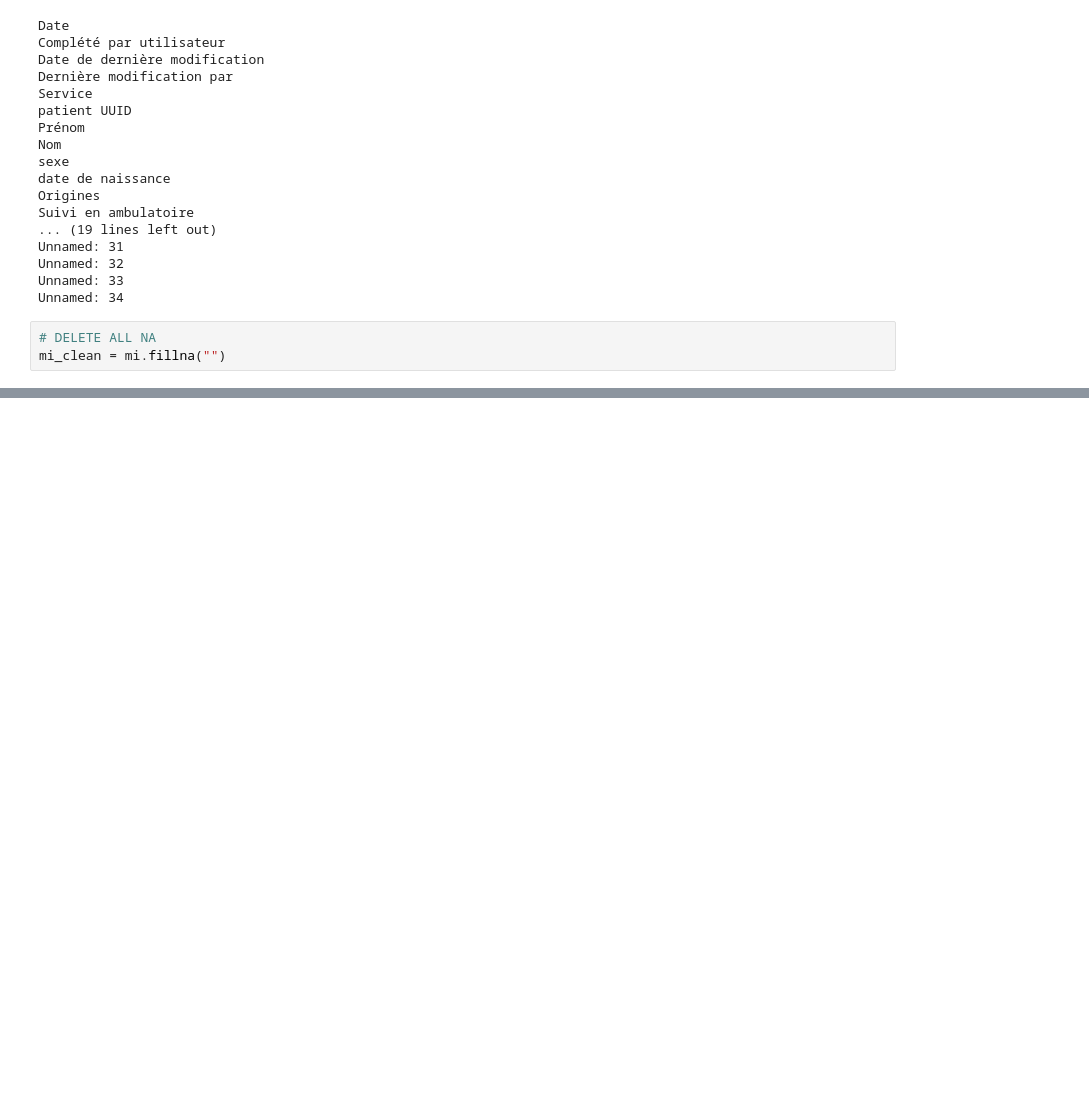
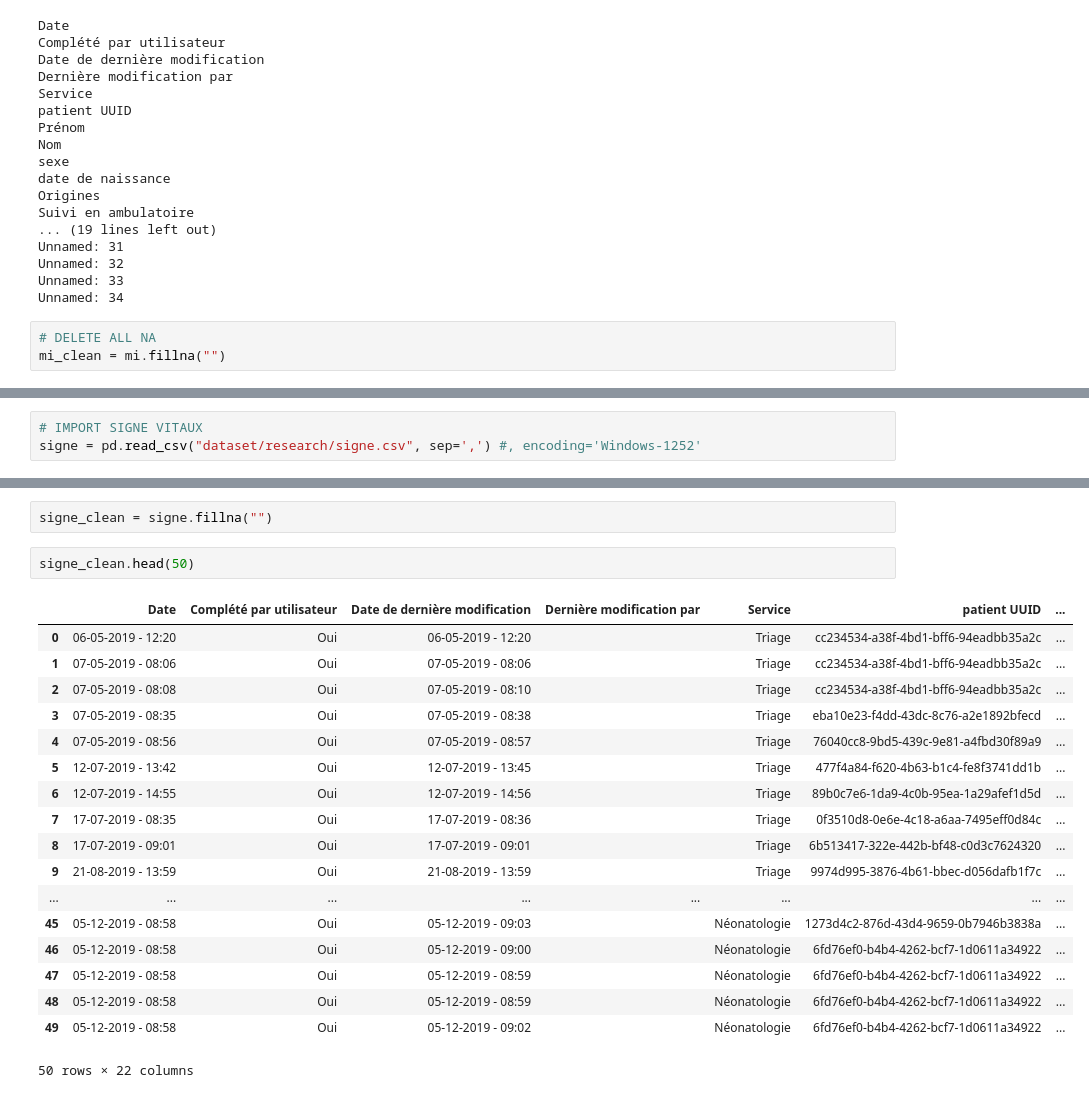
Before and after one commit to guillainbisimwa/hpnk-indicateurs, a Jupyter notebook: ucb-research.ipynb, the cells around one changed output, grey strips where cells are left out. Drawn from its saved outputs; the diff is of its cells as text; blank space fills up the shorter version.

Commit message:
Load signe vitaux file

```diff
--- a/ucb-research.ipynb
+++ b/ucb-research.ipynb
@@ -55,0 +73,3 @@ NameError: name 'mi_clean' is not defined
+# %%
+# IMPORT SIGNE VITAUX
+signe = pd.read_csv("dataset/research/signe.csv", sep=',') #, encoding='Windows-1252'
@@ -55,0 +97,23 @@ NameError: name 'mi_clean' is not defined
+# %%
+signe_clean = signe.fillna("")
+# %%
+signe_clean.head(50)
+# %% [output]
+|  | Date | Complété par utilisateur | Date de dernière modification | Dernière modification par | Service | patient UUID | ... |
+| 0 | 06-05-2019 - 12:20 | Oui | 06-05-2019 - 12:20 |  | Triage | cc234534-a38f-4bd1-bff6-94eadbb35a2c | ... |
+| 1 | 07-05-2019 - 08:06 | Oui | 07-05-2019 - 08:06 |  | Triage | cc234534-a38f-4bd1-bff6-94eadbb35a2c | ... |
+| 2 | 07-05-2019 - 08:08 | Oui | 07-05-2019 - 08:10 |  | Triage | cc234534-a38f-4bd1-bff6-94eadbb35a2c | ... |
+| 3 | 07-05-2019 - 08:35 | Oui | 07-05-2019 - 08:38 |  | Triage | eba10e23-f4dd-43dc-8c76-a2e1892bfecd | ... |
+| 4 | 07-05-2019 - 08:56 | Oui | 07-05-2019 - 08:57 |  | Triage | 76040cc8-9bd5-439c-9e81-a4fbd30f89a9 | ... |
+| 5 | 12-07-2019 - 13:42 | Oui | 12-07-2019 - 13:45 |  | Triage | 477f4a84-f620-4b63-b1c4-fe8f3741dd1b | ... |
+| 6 | 12-07-2019 - 14:55 | Oui | 12-07-2019 - 14:56 |  | Triage | 89b0c7e6-1da9-4c0b-95ea-1a29afef1d5d | ... |
+| 7 | 17-07-2019 - 08:35 | Oui | 17-07-2019 - 08:36 |  | Triage | 0f3510d8-0e6e-4c18-a6aa-7495eff0d84c | ... |
+| 8 | 17-07-2019 - 09:01 | Oui | 17-07-2019 - 09:01 |  | Triage | 6b513417-322e-442b-bf48-c0d3c7624320 | ... |
+| 9 | 21-08-2019 - 13:59 | Oui | 21-08-2019 - 13:59 |  | Triage | 9974d995-3876-4b61-bbec-d056dafb1f7c | ... |
+| ... | ... | ... | ... | ... | ... | ... | ... |
+| 45 | 05-12-2019 - 08:58 | Oui | 05-12-2019 - 09:03 |  | Néonatologie | 1273d4c2-876d-43d4-9659-0b7946b3838a | ... |
+| 46 | 05-12-2019 - 08:58 | Oui | 05-12-2019 - 09:00 |  | Néonatologie | 6fd76ef0-b4b4-4262-bcf7-1d0611a34922 | ... |
+| 47 | 05-12-2019 - 08:58 | Oui | 05-12-2019 - 08:59 |  | Néonatologie | 6fd76ef0-b4b4-4262-bcf7-1d0611a34922 | ... |
+| 48 | 05-12-2019 - 08:58 | Oui | 05-12-2019 - 08:59 |  | Néonatologie | 6fd76ef0-b4b4-4262-bcf7-1d0611a34922 | ... |
+| 49 | 05-12-2019 - 08:58 | Oui | 05-12-2019 - 09:02 |  | Néonatologie | 6fd76ef0-b4b4-4262-bcf7-1d0611a34922 | ... |
+50 rows × 22 columns
```
Also changed, not shown: parts of 2 cells of this notebook.
